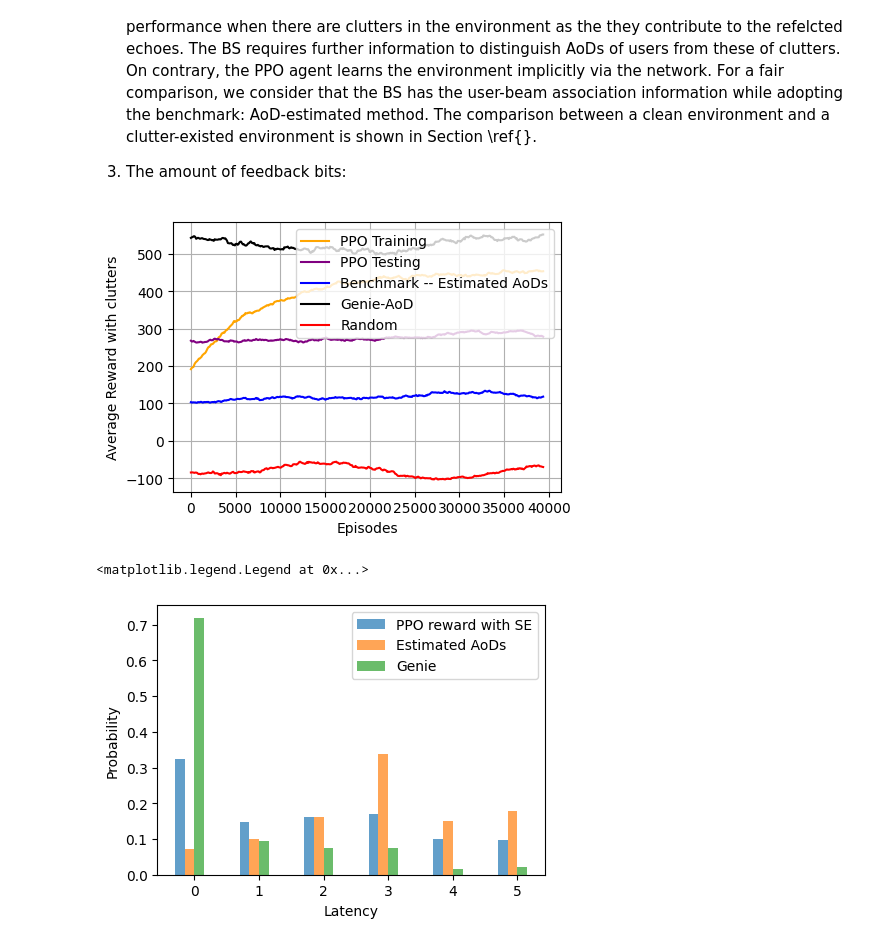
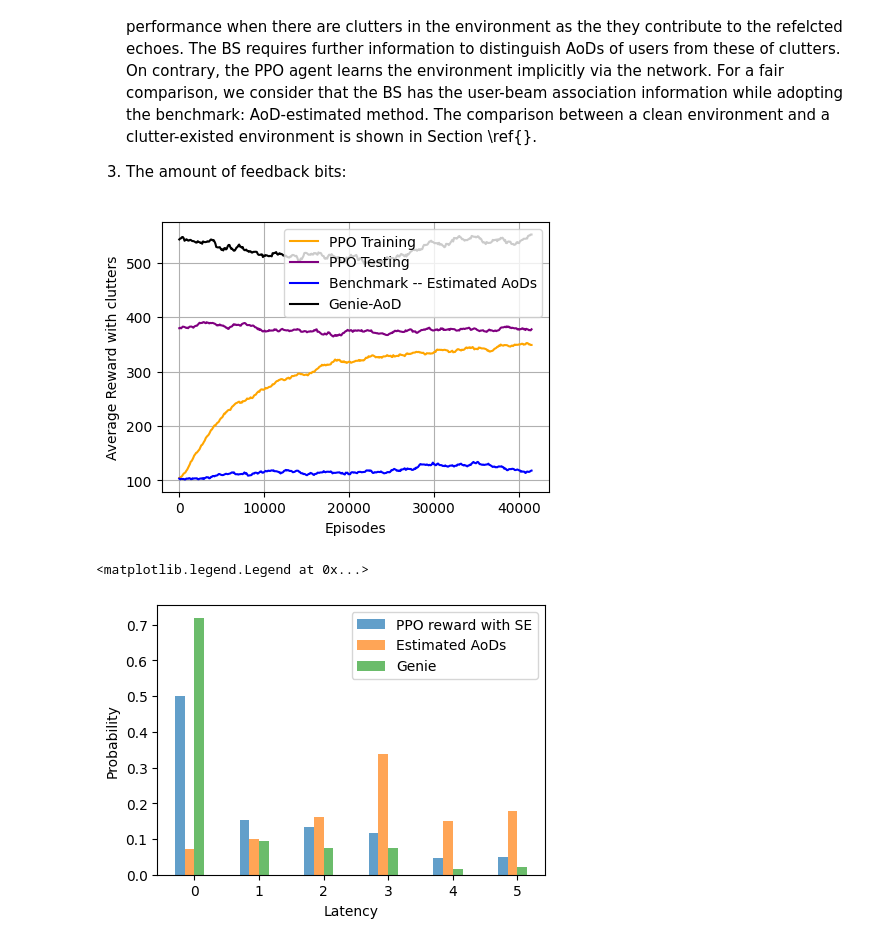
Before and after one commit to april427/Centric-BM, a Jupyter notebook: documents/07-22.ipynb, the cells around one changed output. Saved outputs shown, nothing was run; the diff lists cells and outputs as text; code cells hidden in the pictures.

```diff
--- a/documents/07-22.ipynb
+++ b/documents/07-22.ipynb
@@ -949,47 +954,47 @@ Discussion:
 3. The amount of feedback bits:
 # %%
 log_dir = 'RL_mimo_ofdm/PPO_2ue16Nt_logEstTh_beamAct_clutters/'
-monitor_data = pd.read_csv(log_dir + 'monitor_2.csv', skiprows=0)
+monitor_data = pd.read_csv(log_dir + 'monitor.csv', skiprows=0)
 
 window_size = 1000
 moving_average = monitor_data['r'].rolling(window=window_size).mean().dropna()
 selected_values = moving_average[::len(moving_average)//br_length][:(br_length)]
 ax.plot(np.linspace(0, len(selected_values), br_length), selected_values, label='PPO_training_with_clutters', color='green')
 
-fd_trained = log_dir +'trained/'
+fd_trained = log_dir +'trained_09/'
 trained_reward = pd.read_csv(fd_trained + 'reward.csv', skiprows=0)
 tr = trained_reward['Reward'].rolling(window = 100).mean()
 
-fd_genie = log_dir +'genie/'
+fd_genie = log_dir +'genie_09/'
 genie_reward = pd.read_csv(fd_genie + 'reward.csv', skiprows=0)
 gr = genie_reward['Reward'].rolling(window = 100).mean()
 
 
-fd_estimated = log_dir +'estimated/'
+fd_estimated = log_dir +'estimated_09/'
 benchmark_reward = pd.read_csv(fd_estimated + 'reward.csv', skiprows=0)
 br = benchmark_reward['Reward'].rolling(window = 100).mean()
 
 fig, ax = plt.subplots()
 fig.set_size_inches(5, 3.5)
 ax.plot(np.linspace(0, len(moving_average), br_length), selected_values.dropna(), label='PPO Training', color='orange')
 ax.plot(np.linspace(0, len(moving_average), br_length), tr.dropna(), label='PPO Testing', color='purple')
 ax.plot(np.linspace(0, len(moving_average), br_length), br.dropna(), label='Benchmark -- Estimated AoDs', color='blue')
 ax.plot(np.linspace(0, len(moving_average), br_length), gr.dropna(), label='Genie-AoD', color='black')
-ax.plot(np.linspace(0, len(moving_average), br_length), rr.dropna(), label='Random', color='red')
+# ax.plot(np.linspace(0, len(moving_average), br_length), rr.dropna(), label='Random', color='red')
 # ax.plot(np.linspace(0, len(moving_average), br_length), tr2.dropna(), label='PPO_128_new_statespace Test Test', color='red')
 
 ax.legend(loc='upper right')
 ax.grid()
 ax.set_xlabel('Episodes')
 ax.set_ylabel('Average Reward with clutters')
 
 latency_trained = load_latency(fd_trained, 'latency.csv')
 latency_benchmark = load_latency(fd_estimated, 'latency.csv')
 
 latency_genie = load_latency(fd_genie , 'latency.csv')
-latency_r = load_latency(fd_random , 'latency.csv')
+# latency_r = load_latency(fd_random , 'latency.csv')
 # %% [output]
-[figure, old version]
+[figure, new version]
 # %%
 figure_handle = plt.figure()
 figure_handle.set_size_inches(5, 3.5)
@@ -1018,7 +1023,7 @@ ax.set_ylabel('Probability')
 ax.legend()
 # %% [output]
 <matplotlib.legend.Legend at 0x...>
-[figure, old version]
+[figure, new version]
 # %%
 fd_trained_05 = 'RL_mimo_ofdm/PPO_2ue16Nt_logEstTh_beamAct/trained_05/'
 fd_estimated_05 = 'RL_mimo_ofdm/PPO_2ue16Nt_logEstTh_beamAct/estimated_05/'
```
Also changed, not shown: parts of 17 cells of this notebook, 2 other files.
